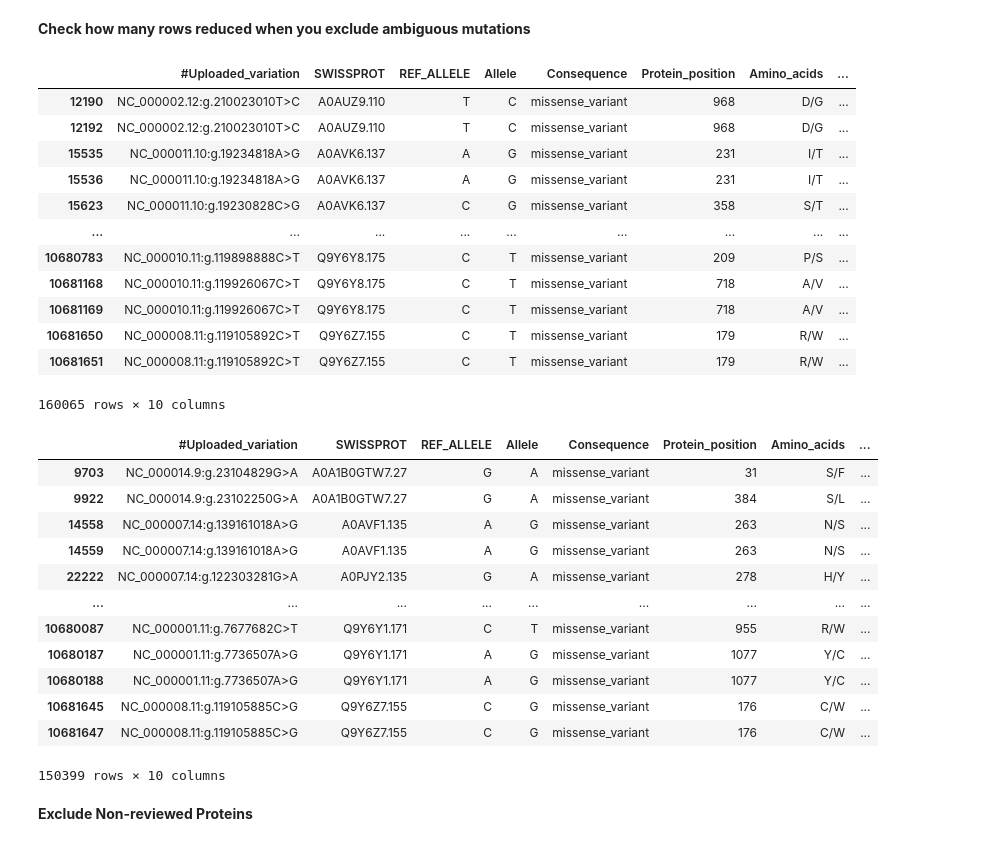
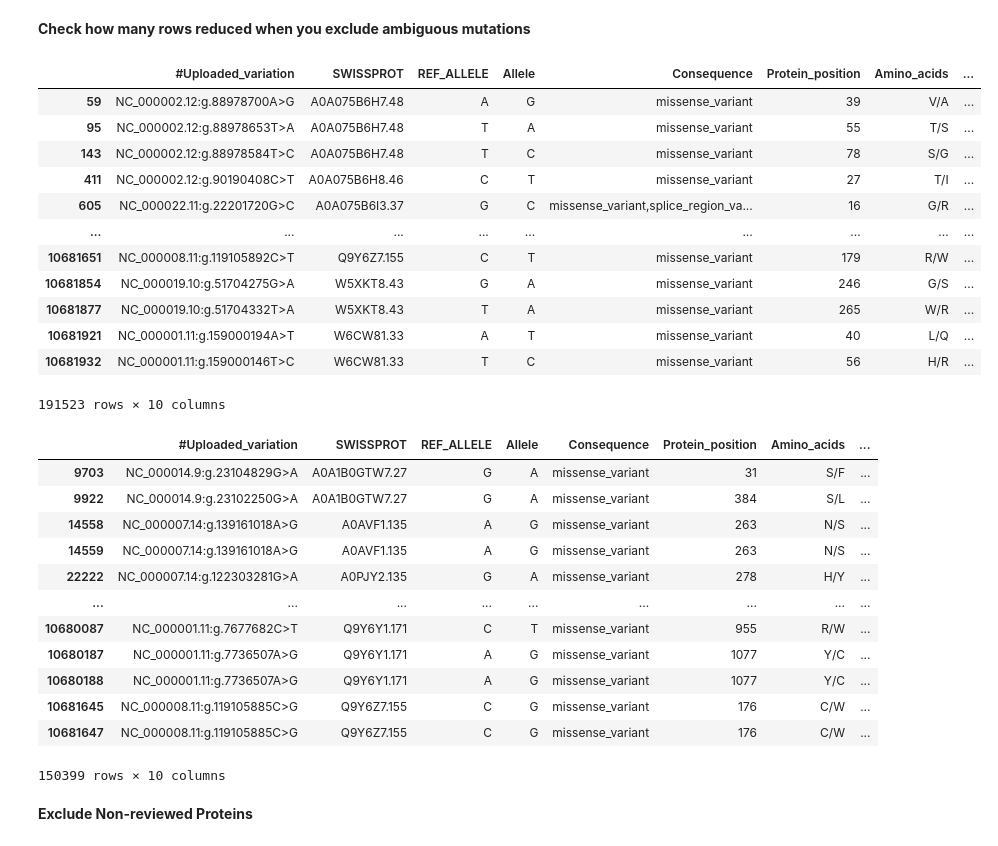
Before and after one commit to Levurmion/alphasense, a Jupyter notebook: jupyter/vep_troubleshoot.ipynb, the cells around one changed output. Drawn from its saved outputs; the diff is of its cells as text; code cells hidden in the pictures.

```diff
--- a/jupyter/vep_troubleshoot.ipynb
+++ b/jupyter/vep_troubleshoot.ipynb
@@ -35,12 +35,39 @@ display(vep_df)
 # %% [markdown]
 **Try to get rows with benign/pathogenic disregarding ambiguity**
 # %%
-benignRegex = r'(benign)'
+benignRegex = r'(benign|-)'
+justBenignRegex = r'(benign)'
 pathogenicRegex = r'(pathogenic|damaging)'
 consequenceRegex = r'(missense_variant)'
 
+def evaluate_AF(AF):
+
+   try:
+      flt = float(AF.values)
+      return flt
+   except TypeError:
+      return -1
+
+def convert_AF(AF):
+
+   try:
+      return float(AF)
+   except ValueError:
+      return -1
+
+# benign
 vep_all_benign_df = vep_df[vep_df['CLIN_SIG'].str.contains(benignRegex, regex=True) & vep_df['Consequence'].str.contains(consequenceRegex, regex=True)]
+benign_high_AF = vep_all_benign_df['gnomADg_AF'].apply(convert_AF) >= 0.01
+vep_all_benign_df = vep_all_benign_df[vep_df['CLIN_SIG'].str.contains(justBenignRegex, regex=True) | benign_high_AF]
+
+# pathogenic
 vep_all_pathogenic_df = vep_df[vep_df['CLIN_SIG'].str.contains(pathogenicRegex, regex=True) & vep_df['Consequence'].str.contains(consequenceRegex, regex=True)]
+
+VEP_BENIGN_OUTPUT = os.path.join(TROUBLESHOOT_PATH, 'vep_output_benign_variants.csv')
+VEP_PATHOGENIC_OUTPUT = os.path.join(TROUBLESHOOT_PATH, 'vep_output_pathogenic_variants.csv')
+
+vep_all_benign_df.to_csv(VEP_BENIGN_OUTPUT, sep='\t', index=False)
+vep_all_pathogenic_df.to_csv(VEP_PATHOGENIC_OUTPUT, sep='\t', index=False)
 
 display(vep_all_benign_df)
 display(vep_all_pathogenic_df)
@@ -76,33 +103,27 @@ display(vep_all_pathogenic_df)
 # %%
 import re
 
 ambiguousRegex = r'(uncertain|conflicting)'
 
 vep_unamb_benign_df = vep_all_benign_df[~vep_all_benign_df['CLIN_SIG'].str.contains(ambiguousRegex, regex=True)]
 vep_unamb_pathogenic_df = vep_all_pathogenic_df[~vep_all_pathogenic_df['CLIN_SIG'].str.contains(ambiguousRegex, regex=True)]
 
 display(vep_unamb_benign_df)
 display(vep_unamb_pathogenic_df)
-
-BENIGN_OUTFILE = os.path.join(TROUBLESHOOT_PATH, 'vep_benign_variants.csv')
-PATHOG_OUTFILE = os.path.join(TROUBLESHOOT_PATH, 'vep_pathogenic_variants.csv')
-
-vep_unamb_benign_df.to_csv(BENIGN_OUTFILE, sep='\t', index=False)
-vep_unamb_pathogenic_df.to_csv(PATHOG_OUTFILE, sep='\t', index=False)
 # %% [output]
 |  | #Uploaded_variation | SWISSPROT | REF_ALLELE | Allele | Consequence | Protein_position | Amino_acids | ... |
-| 12190 | NC_000002.12:g.210023010T>C | A0AUZ9.110 | T | C | missense_variant | 968 | D/G | ... |
-| 12192 | NC_000002.12:g.210023010T>C | A0AUZ9.110 | T | C | missense_variant | 968 | D/G | ... |
-| 15535 | NC_000011.10:g.19234818A>G | A0AVK6.137 | A | G | missense_variant | 231 | I/T | ... |
-| 15536 | NC_000011.10:g.19234818A>G | A0AVK6.137 | A | G | missense_variant | 231 | I/T | ... |
-| 15623 | NC_000011.10:g.19230828C>G | A0AVK6.137 | C | G | missense_variant | 358 | S/T | ... |
+| 59 | NC_000002.12:g.88978700A>G | A0A075B6H7.48 | A | G | missense_variant | 39 | V/A | ... |
+| 95 | NC_000002.12:g.88978653T>A | A0A075B6H7.48 | T | A | missense_variant | 55 | T/S | ... |
+| 143 | NC_000002.12:g.88978584T>C | A0A075B6H7.48 | T | C | missense_variant | 78 | S/G | ... |
+| 411 | NC_000002.12:g.90190408C>T | A0A075B6H8.46 | C | T | missense_variant | 27 | T/I | ... |
+| 605 | NC_000022.11:g.22201720G>C | A0A075B6I3.37 | G | C | missense_variant,splice_region_va... | 16 | G/R | ... |
 | ... | ... | ... | ... | ... | ... | ... | ... | ... |
-| 10680783 | NC_000010.11:g.119898888C>T | Q9Y6Y8.175 | C | T | missense_variant | 209 | P/S | ... |
-| 10681168 | NC_000010.11:g.119926067C>T | Q9Y6Y8.175 | C | T | missense_variant | 718 | A/V | ... |
-| 10681169 | NC_000010.11:g.119926067C>T | Q9Y6Y8.175 | C | T | missense_variant | 718 | A/V | ... |
-| 10681650 | NC_000008.11:g.119105892C>T | Q9Y6Z7.155 | C | T | missense_variant | 179 | R/W | ... |
 | 10681651 | NC_000008.11:g.119105892C>T | Q9Y6Z7.155 | C | T | missense_variant | 179 | R/W | ... |
+| 10681854 | NC_000019.10:g.51704275G>A | W5XKT8.43 | G | A | missense_variant | 246 | G/S | ... |
+| 10681877 | NC_000019.10:g.51704332T>A | W5XKT8.43 | T | A | missense_variant | 265 | W/R | ... |
+| 10681921 | NC_000001.11:g.159000194A>T | W6CW81.33 | A | T | missense_variant | 40 | L/Q | ... |
+| 10681932 | NC_000001.11:g.159000146T>C | W6CW81.33 | T | C | missense_variant | 56 | H/R | ... |
-160065 rows × 10 columns
+191523 rows × 10 columns
 |  | #Uploaded_variation | SWISSPROT | REF_ALLELE | Allele | Consequence | Protein_position | Amino_acids | ... |
 | 9703 | NC_000014.9:g.23104829G>A | A0A1B0GTW7.27 | G | A | missense_variant | 31 | S/F | ... |
 | 9922 | NC_000014.9:g.23102250G>A | A0A1B0GTW7.27 | G | A | missense_variant | 384 | S/L | ... |
```
Also changed, not shown: parts of 4 cells of this notebook, 12 other files.
